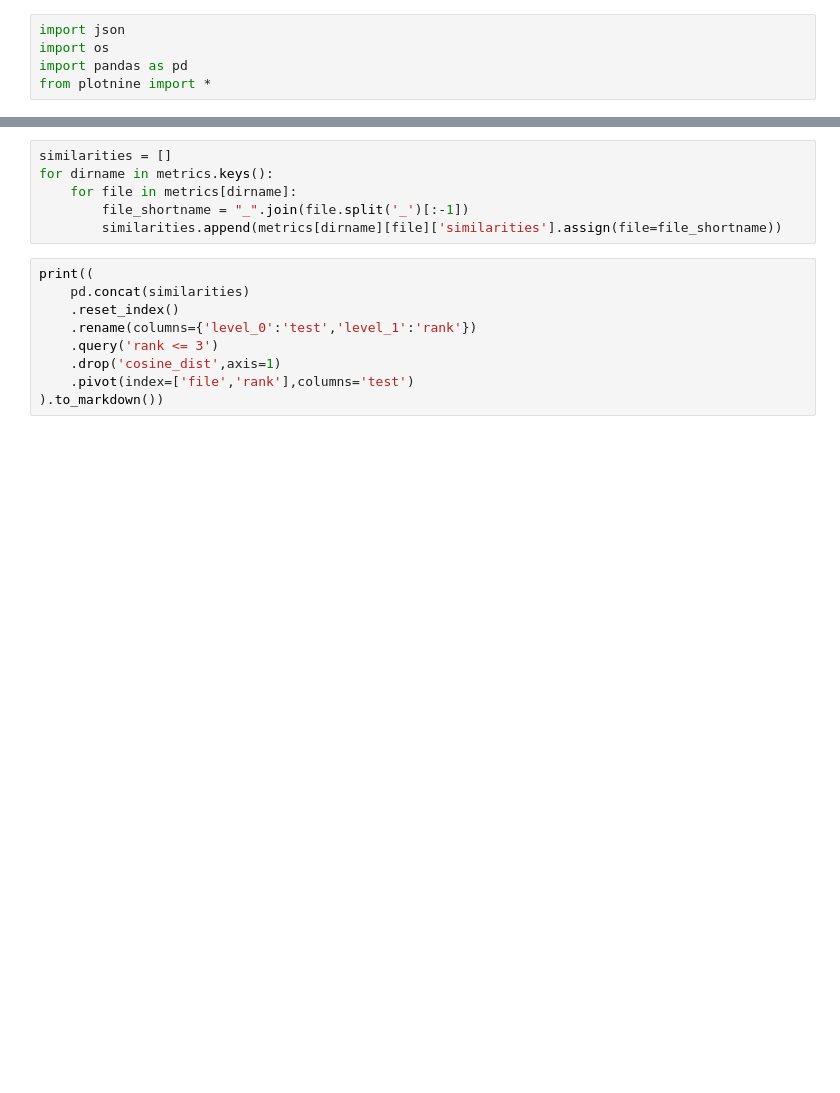
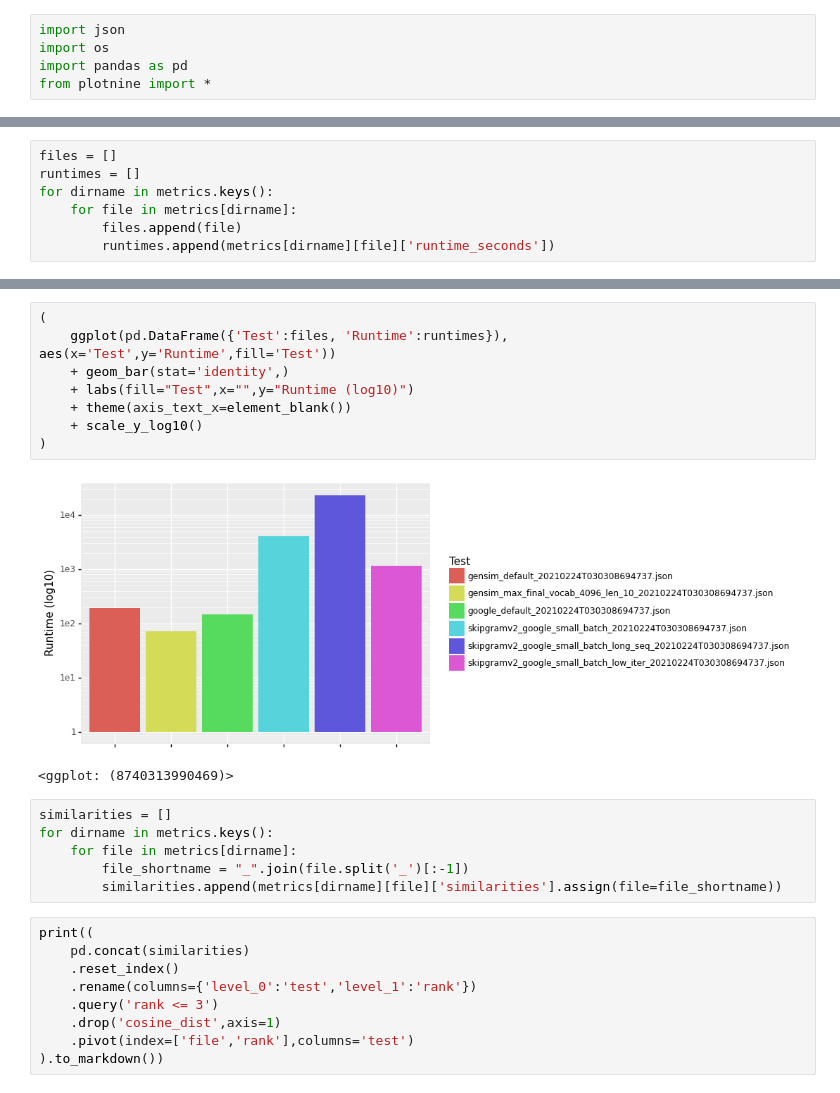
Before and after one commit to asteriske/embedding_study, a Jupyter notebook: notebooks/ReadMetrics.ipynb, the cells around one changed output, grey strips where cells are left out. Cells and saved outputs as stored; diff of their text form; blank space fills up the shorter version.

```diff
--- a/notebooks/ReadMetrics.ipynb
+++ b/notebooks/ReadMetrics.ipynb
@@ -106,0 +130,7 @@ print(benchmark_df.sort_values(["short_name",'test','metric']).to_markdown())
+# %%
+files = []
+runtimes = []
+for dirname in metrics.keys():
+    for file in metrics[dirname]:
+        files.append(file)
+        runtimes.append(metrics[dirname][file]['runtime_seconds'])
@@ -107,3 +147,14 @@ print(benchmark_df.sort_values(["short_name",'test','metric']).to_markdown())
+# %%
+(
+    ggplot(pd.DataFrame({'Test':files, 'Runtime':runtimes}), aes(x='Test',y='Runtime',fill='Test'))
+    + geom_bar(stat='identity',)
+    + labs(fill="Test",x="",y="Runtime (log10)")
+    + theme(axis_text_x=element_blank())
+    + scale_y_log10()
+)
+# %% [output]
+[figure, added]
+<ggplot: (8740313990469)>
 # %%
 similarities = []
 for dirname in metrics.keys():
```
Also changed, not shown: parts of 11 cells of this notebook, 6 other files.
